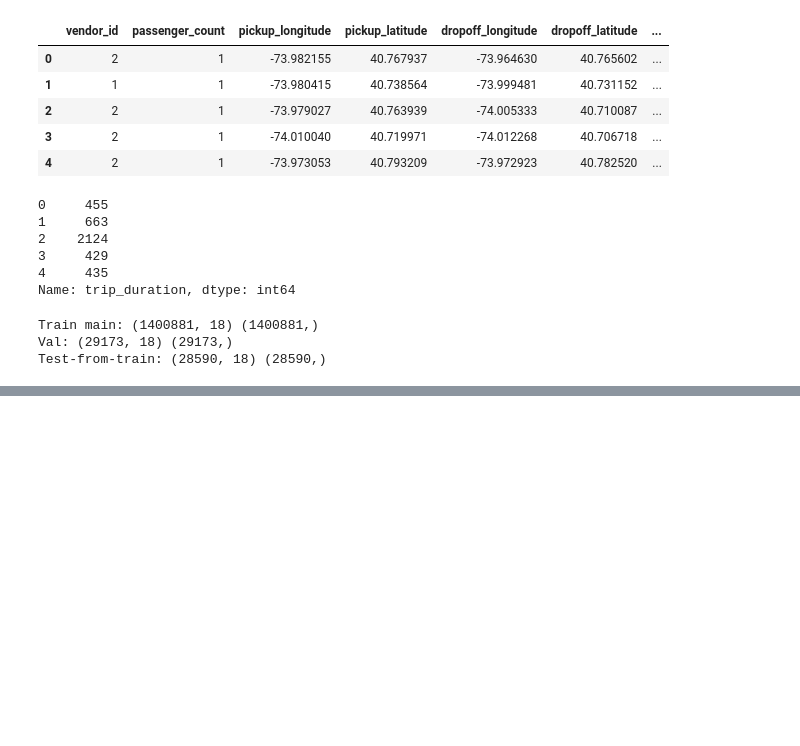
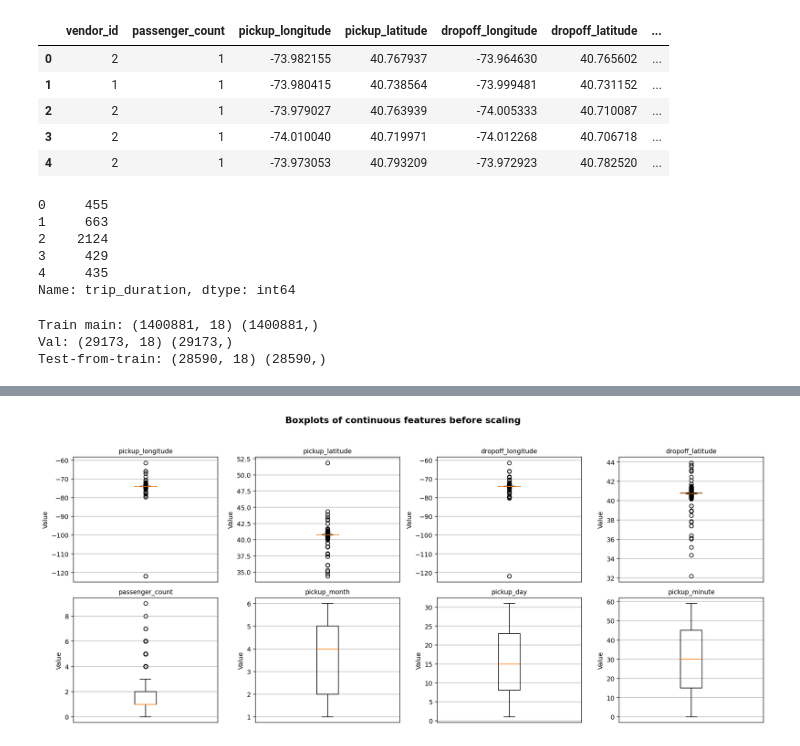
Before and after one commit to Zakariajava/New_York_City_Taxi_Trip_Duration_pred, a Jupyter notebook: notebooks/nycttdp.ipynb, the cells around one changed output, grey strips where cells are left out. Drawn from its saved outputs; the diff is of its cells as text; code cells hidden in the pictures; blank space fills up the shorter version.

```diff
--- a/notebooks/nycttdp.ipynb
+++ b/notebooks/nycttdp.ipynb
@@ -249,0 +314,26 @@ Test-from-train: (28590, 18) (28590,)
+# %%
+# ============================================================
+# Boxplots of numeric feature distributions
+# ============================================================
+cols_to_plot = [
+    "pickup_longitude", "pickup_latitude",
+    "dropoff_longitude", "dropoff_latitude",
+    "passenger_count", "pickup_month",
+    "pickup_day", "pickup_minute"
+]
+
+fig, axes = plt.subplots(2, 4, figsize=(16, 7))
+axes = axes.flatten()
+
+for i, col in enumerate(cols_to_plot):
+    ax = axes[i]
+    ax.boxplot(X_train_main[col].dropna(), vert=True, showfliers=True)
+    ax.set_title(col, fontsize=10)
+    ax.set_xticks([])          # sin labels en el eje x (solo una caja)
+    ax.set_ylabel("Value")
+
+fig.suptitle("Boxplots of continuous features before scaling", fontsize=14, weight="bold")
+plt.tight_layout(rect=[0, 0, 1, 0.95])
+plt.show()
+# %% [output]
+[figure, added]
```
Also changed, not shown: parts of 4 cells of this notebook.
